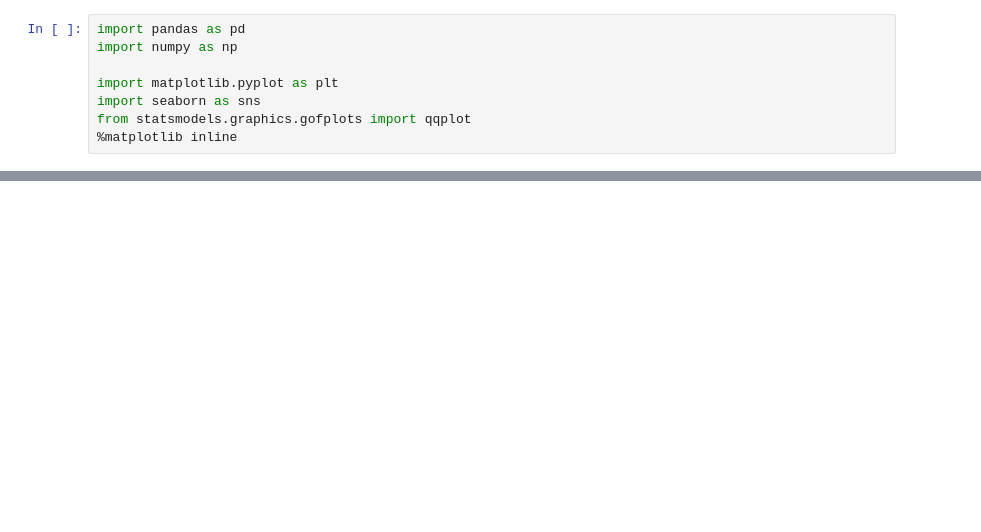
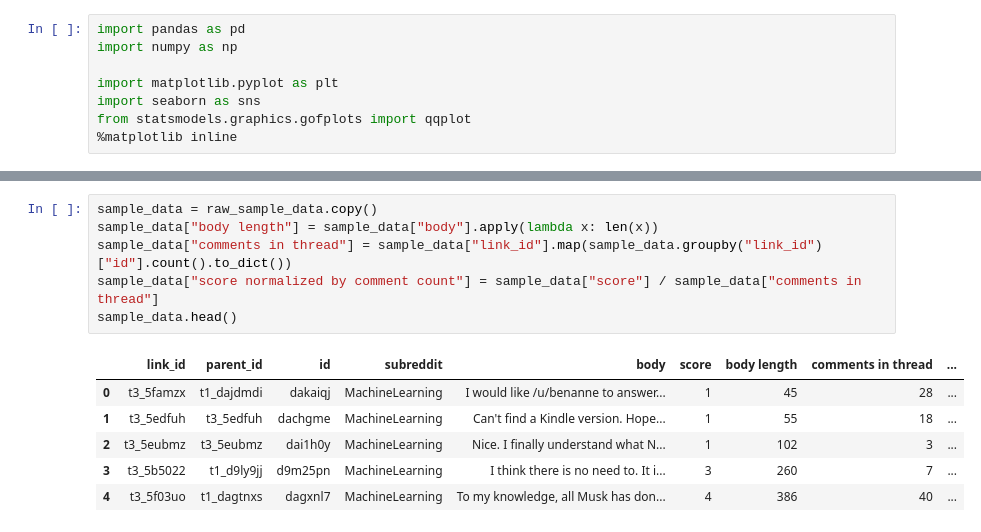
Before and after one commit to mohsseha/DSI-BOS-students, a Jupyter notebook: ntmitchell/week_11/Reddit group project EDA.ipynb, the cells around one changed output, grey strips where cells are left out. Drawn from its saved outputs; the diff is of its cells as text; blank space fills up the shorter version.

```diff
--- a/ntmitchell/week_11/Reddit group project EDA.ipynb
+++ b/ntmitchell/week_11/Reddit group project EDA.ipynb
@@ -64,0 +71,13 @@ Finished at 2017-02-10 12:27:24.
+# %%
+sample_data = raw_sample_data.copy()
+sample_data["body length"] = sample_data["body"].apply(lambda x: len(x))
+sample_data["comments in thread"] = sample_data["link_id"].map(sample_data.groupby("link_id")["id"].count().to_dict())
+sample_data["score normalized by comment count"] = sample_data["score"] / sample_data["comments in thread"]
+sample_data.head()
+# %% [output]
+|  | link_id | parent_id | id | subreddit | body | score | body length | comments in thread | ... |
+| 0 | t3_5famzx | t1_dajdmdi | dakaiqj | MachineLearning | I would like /u/benanne to answer... | 1 | 45 | 28 | ... |
+| 1 | t3_5edfuh | t3_5edfuh | dachgme | MachineLearning | Can't find a Kindle version. Hope... | 1 | 55 | 18 | ... |
+| 2 | t3_5eubmz | t3_5eubmz | dai1h0y | MachineLearning | Nice. I finally understand what N... | 1 | 102 | 3 | ... |
+| 3 | t3_5b5022 | t1_d9ly9jj | d9m25pn | MachineLearning | I think there is no need to. It i... | 3 | 260 | 7 | ... |
+| 4 | t3_5f03uo | t1_dagtnxs | dagxnl7 | MachineLearning | To my knowledge, all Musk has don... | 4 | 386 | 40 | ... |
```
Also changed, not shown: parts of 15 cells of this notebook, 1 other file.
